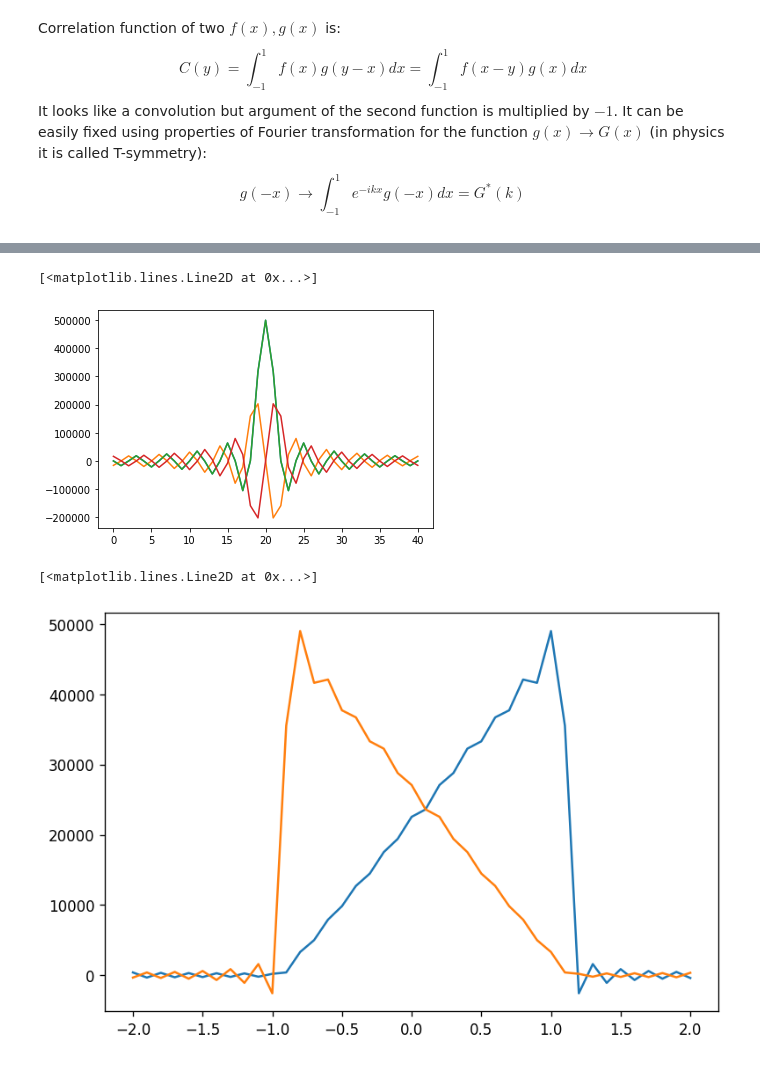
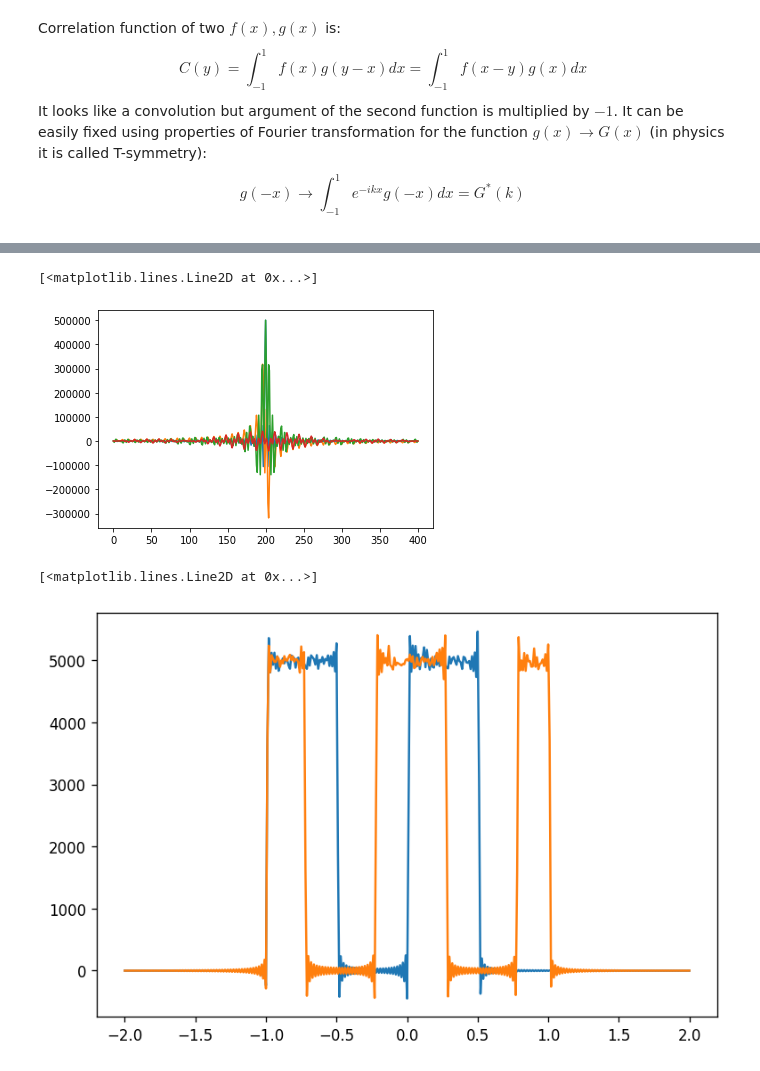
Before and after one commit to neil-kulikov/fourier, a Jupyter notebook: basic_cross_correlation.ipynb, the cells around one changed output, grey strips where cells are left out. Drawn from its saved outputs; the diff is of its cells as text; code cells hidden in the pictures.

```diff
--- a/basic_cross_correlation.ipynb
+++ b/basic_cross_correlation.ipynb
@@ -52,0 +51,3 @@ np.mean(zs)
+# %%
+nz = min(nz1, nz2)
+zs1, zs2 = zs1[:nz], zs2[:nz]
@@ -53,32 +62,32 @@ np.mean(zs)
 # %%
-nk = 20
+nk = 200
 ks = np.pi * np.arange(-nk, nk + 1) / 2
-nks, nxs = ks.shape[0], zs.shape[0]
+nks, nxs = ks.shape[0], nz
 sk = np.broadcast_to(ks, (nxs, nks))
-fm = zs[:, np.newaxis] * sk
-fi = np.sum(np.exp(-1j * fm), axis = 0)
-fh = np.conj(fi)
-fp = np.concatenate((fi[nk:], fi[:nk]))
-fd = np.concatenate((fh[nk:], fh[:nk]))
+fm1 = zs1[:, np.newaxis] * sk
+fi1 = np.sum(np.exp(-1j * fm1), axis = 0)
+fm2 = zs2[:, np.newaxis] * sk
+fi2 = np.sum(np.exp(-1j * fm2), axis = 0)
+fp1 = np.concatenate((fi1[nk:], fi1[:nk]))
+fp2 = np.concatenate((fi2[nk:], fi2[:nk]))
 # %%
-plt.plot(np.real(fi))
-plt.plot(np.imag(fi))
-plt.plot(np.real(fh))
-plt.plot(np.imag(fh))
+plt.plot(np.real(fi1))
+plt.plot(np.imag(fi1))
+plt.plot(np.real(fi2))
+plt.plot(np.imag(fi2))
 # %% [output]
 [<matplotlib.lines.Line2D at 0x...>]
-[figure, old version]
+[figure, new version]
 # %%
 fx = np.linspace(-2, 2, nks)
-fr = np.fft.ifft(fp)
-fu = np.fft.ifft(fd)
-fy = np.concatenate((fr[nk:], fr[:nk]))
-fz = np.concatenate((fu[nk:], fu[:nk]))
+fr1 = np.fft.ifft(fp1)
+fr2 = np.fft.ifft(fp2)
+fy1 = np.concatenate((fr1[nk:], fr1[:nk]))
+fy2 = np.concatenate((fr2[nk:], fr2[:nk]))
 # %%
 plt.figure(figsize = (7.5, 5), dpi = 120)
-#_ = plt.hist(zs, bins = 250)
-plt.plot(fx, np.real(fy))
-plt.plot(fx, np.real(fz))
+plt.plot(fx, np.real(fy1))
+plt.plot(fx, np.real(fy2))
 # %% [output]
 [<matplotlib.lines.Line2D at 0x...>]
-[figure, old version]
+[figure, new version]
```
Also changed, not shown: parts of 8 cells of this notebook.
